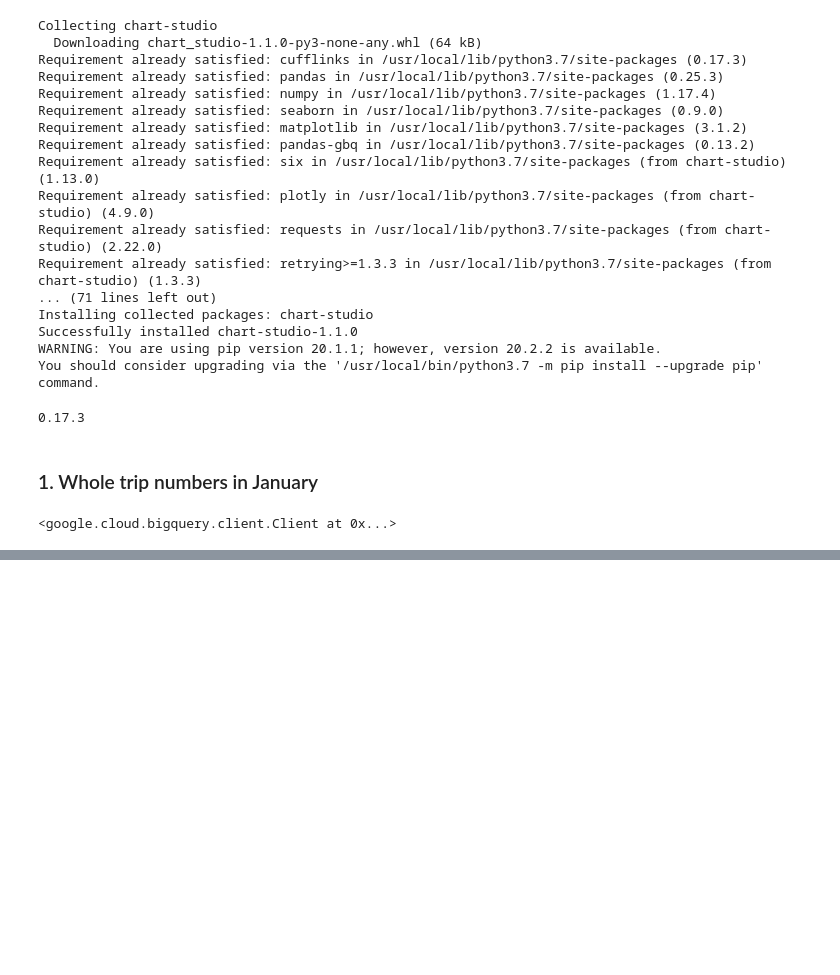
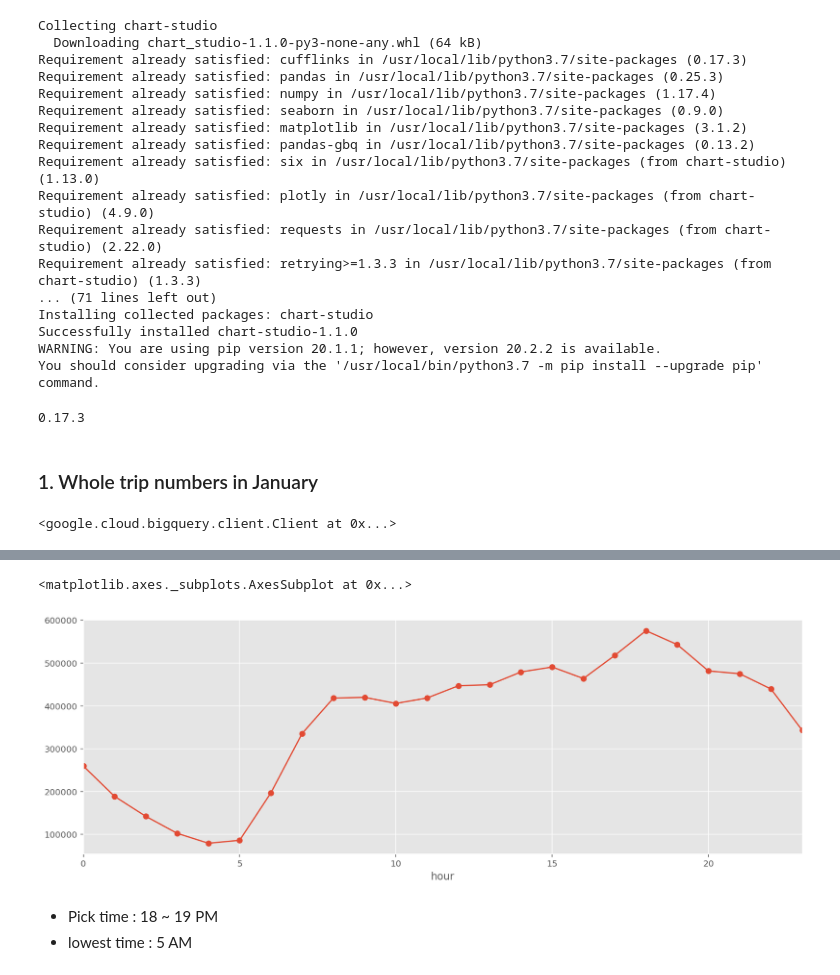
Before and after one commit to YoungJae-Hur/Data-science, a Jupyter notebook: project-NY-taxi-prediction/1. NY Taxi data - Exploratory Data Analysis (EDA).ipynb, the cells around one changed output, grey strips where cells are left out. Saved outputs shown, nothing was run; the diff lists cells and outputs as text; code cells hidden in the pictures; blank space fills up the shorter version.

Commit message:
Added trip numbers for weekdays

```diff
--- a/project-NY-taxi-prediction/1. NY Taxi data - Exploratory Data Analysis (EDA).ipynb
+++ b/project-NY-taxi-prediction/1. NY Taxi data - Exploratory Data Analysis (EDA).ipynb
@@ -84,0 +116,3 @@ df.head()
+# %%
+df['pickup_hour'] = pd.to_datetime(df['pickup_hour'])
+df
@@ -84,0 +133,3 @@ df.head()
+# %%
+df = df.set_index('pickup_hour')
+df
@@ -84,0 +157,3 @@ df.head()
+# %%
+df['date'] = df.index.date
+df
@@ -84,0 +191,5 @@ df.head()
+# %%
+df['weekday'] = df.index.weekday
+df['hour'] = df.index.hour
+df['weeknum'] = df.index.week
+df
@@ -84,0 +211,8 @@ df.head()
+# %%
+df.groupby('hour')['cnt'].sum().plot(x='hour', y=['cnt'], kind='line', style='-o', figsize=(15,5))
+# %% [output]
+<matplotlib.axes._subplots.AxesSubplot at 0x...>
+[figure, added]
+# %% [markdown]
+- Pick time : 18 ~ 19 PM
+- lowest time : 5 AM
```
Also changed, not shown: parts of 17 cells of this notebook.
